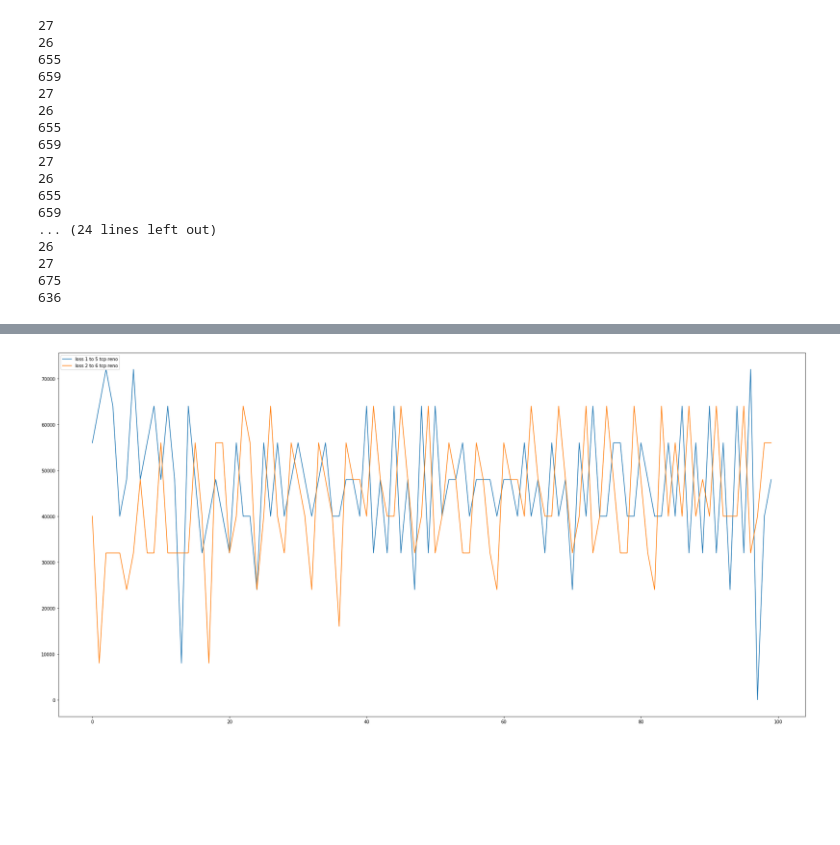
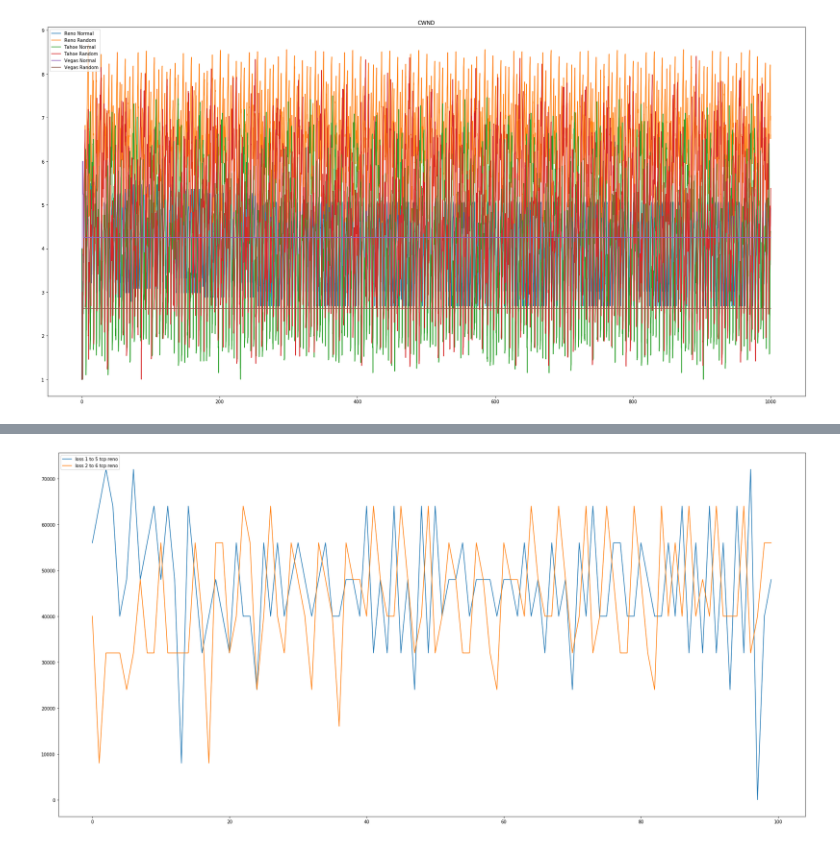
Before and after one commit to rastadayon/TCP-Congestion-Control-Analysis, a Jupyter notebook: CA2-Report.ipynb, the cells around one changed output, grey strips where cells are left out. Cells and saved outputs as stored; diff of their text form; code cells hidden in the pictures; blank space fills up the shorter version.

```diff
--- a/CA2-Report.ipynb
+++ b/CA2-Report.ipynb
@@ -75,46 +79,3 @@ def sum_packet_loss(prev_packet_loss1, prev_packet_loss2):
     packet_loss2 = get_packet_loss(drop_2, packet_2)
 
     return [sum(x) for x in zip(packet_loss1, prev_packet_loss1)], [sum(x) for x in zip(packet_loss2, prev_packet_loss2)]
-# %%
-time_length = 100
-time_step = 0.1
-inverse_time_step = 10
-
-cwnd1 = [0] * time_length * inverse_time_step
-cwnd2 = [0] * time_length * inverse_time_step
-rtt1 = [0] * time_length * inverse_time_step
-rtt2 = [0] * time_length * inverse_time_step
-packet_loss1 = [0] * time_length
-packet_loss2 = [0] * time_length
-
-for i in range(10):
-    os.system('ns simulation.tcl')
-
-    cwnd1, cwnd2 = make_cwnd_rtt(cwnd1, cwnd2, 'cwnd')
-    rtt1, rtt2 = make_cwnd_rtt(rtt1, rtt2, 'rtt')
-    packet_loss1, packet_loss2 = sum_packet_loss(packet_loss1, packet_loss2)
-
-cwnd1 = [x / 10 for x in cwnd1]
-cwnd2 = [x / 10 for x in cwnd2]
-rtt1 = [x / 10 for x in rtt1]
-rtt2 = [x / 10 for x in rtt2]
-packet_loss1 = [x/10 for x in packet_loss1]
-packet_loss2 = [x/10 for x in packet_loss2]
-# %% [output]
-27
-26
-655
-659
-27
-26
-655
-659
-27
-26
-655
-659
-... (24 lines left out)
-26
-27
-675
-636
@@ -121,2 +144,16 @@ packet_loss2 = [x/10 for x in packet_loss2]
+# %%
+plt.figure(figsize=(30,15))
+plt.plot(np.arange(0, time_length, time_step), reno_cwnd1)
+plt.plot(np.arange(0, time_length, time_step), reno_cwnd2)
+plt.plot(np.arange(0, time_length, time_step), tahoe_cwnd1)
+plt.plot(np.arange(0, time_length, time_step), tahoe_cwnd2)
+plt.plot(np.arange(0, time_length, time_step), vegas_cwnd1)
+plt.plot(np.arange(0, time_length, time_step), vegas_cwnd2)
+plt.legend(['Reno Normal', 'Reno Random','Tahoe Normal', 'Tahoe Random',
+           'Vegas Normal', 'Vegas Random'], loc='upper left')
+plt.title('CWND')
+plt.show()
+# %% [output]
+[figure, added]
 # %%
 plt.figure(figsize=(30,15))
```
Also changed, not shown: parts of 7 cells of this notebook, 12 other files.
